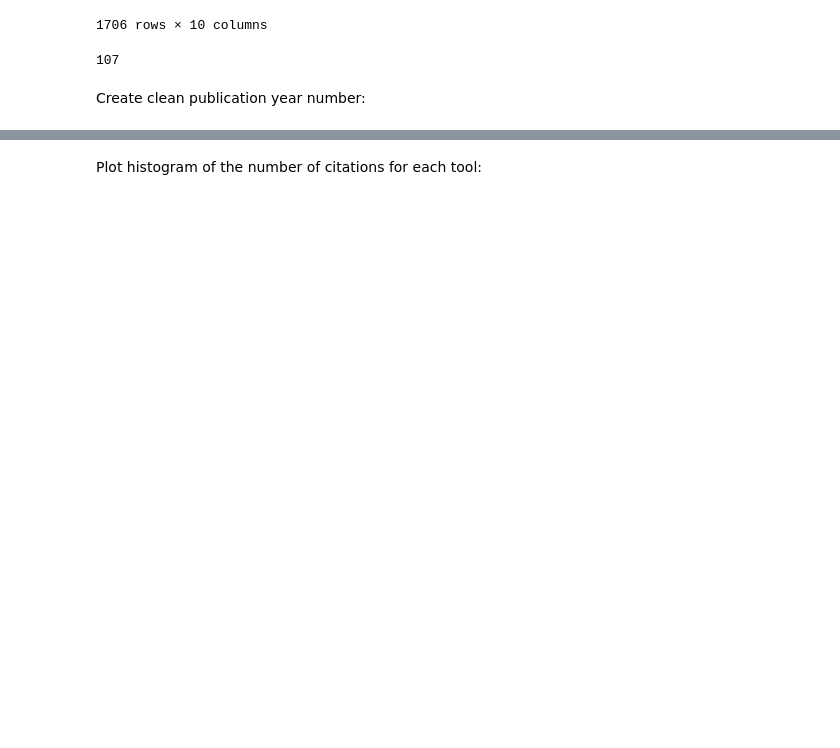
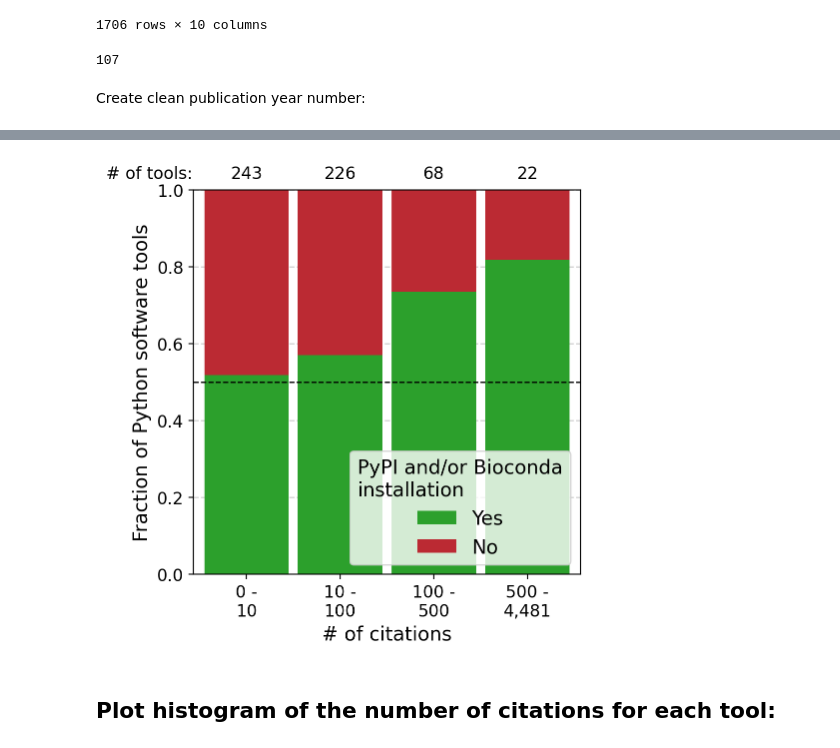
Before and after one commit to lauraluebbert/PhD_thesis, a Jupyter notebook: Chapter1_Introduction.ipynb, the cells around one changed output, grey strips where cells are left out. Cells and saved outputs as stored; diff of their text form; code cells hidden in the pictures; blank space fills up the shorter version.

```diff
--- a/Chapter1_Introduction.ipynb
+++ b/Chapter1_Introduction.ipynb
@@ -62,5 +146,55 @@ tool_df["Year"] = years
+# %%
+fig, ax = plt.subplots(figsize=(5,5))
+fontsize = 14
+color1 = "tab:green"
+color2 = "#bb2a33"
+width = 0.9
+
+ranges = [
+    [0,10],
+    [10, 100],
+    [100, 500],
+    [500, np.max(tool_df_tmp["Citations"].astype(int))],
+]
+
+for i, range in enumerate(ranges):
+  total = len(tool_df_tmp[(tool_df_tmp["Citations"].astype(int) >= range[0]) & (tool_df_tmp["Citations"].astype(int) < range[1])])
+
+  y1 = len(tool_df_tmp[((tool_df_tmp["pypi"] == True) | (tool_df_tmp["bioconda"] == True)) & (tool_df_tmp["Citations"].astype(int) >= range[0]) & (tool_df_tmp["Citations"].astype(int) < range[1])]) / total
+  # y1 = len(tool_df_tmp[(tool_df_tmp["pypi"] == True) & (tool_df_tmp["Citations"].astype(int) >= range[0]) & (tool_df_tmp["Citations"].astype(int) < range[1])]) / total
+  ax.bar(i, y1, color=color1, label="Yes" if i==0 else None, width=width)
+
+  y2 = len(tool_df_tmp[(tool_df_tmp["pypi"] == False) & (tool_df_tmp["bioconda"] == False) & (tool_df_tmp["Citations"].astype(int) >= range[0]) & (tool_df_tmp["Citations"].astype(int) < range[1])]) / total
+  # y2 = len(tool_df_tmp[(tool_df_tmp["pypi"] == False) & (tool_df_tmp["Citations"].astype(int) >= range[0]) & (tool_df_tmp["Citations"].astype(int) < range[1])]) / total
+  ax.bar(i, y2, bottom=y1, color=color2, label="No" if i==0 else None, width=width)
+
+  # Add total number of tools above bars
+  ax.text(i, 1.03, total, fontsize=fontsize-2, ha="center")
+
+ax.text(-1.5, 1.03, "# of tools:", fontsize=fontsize-2)
+
+ax.set_ylim(0,1)
+
+ax.legend(title="PyPI and/or Bioconda\ninstallation", fontsize=fontsize, title_fontsize=fontsize, loc="lower right")
+
+ax.set_xticks(np.arange(len(ranges)), [" -\n".join([str('{:,}'.format(int(i[0]))), str('{:,}'.format(int(i[1])))]) for i in ranges])
+ax.set_ylabel("Fraction of Python software tools", fontsize=fontsize)
+ax.set_xlabel("# of citations", fontsize=fontsize)
+
+ax.tick_params(axis="both", labelsize=fontsize-2)
+ax.grid(True, which="both", color="lightgray", ls="--", lw=1)
+ax.set_axisbelow(True)
+ax.margins(x=0.03)
+
+ax.axhline(0.5, lw=1, color="black", ls="--")
+
+fig.savefig("pypi_fractions.png", dpi=300, bbox_inches="tight")
+
+fig.show()
+# %% [output]
+[figure, added]
 # %% [markdown]
-Plot histogram of the number of citations for each tool:
+## Plot histogram of the number of citations for each tool:
 # %%
 # Only keep tools published before 2023 so they had one year to get citations
 tool_df_short = tool_df[tool_df["Year"].notnull()]
```
Also changed, not shown: parts of 30 cells of this notebook.
